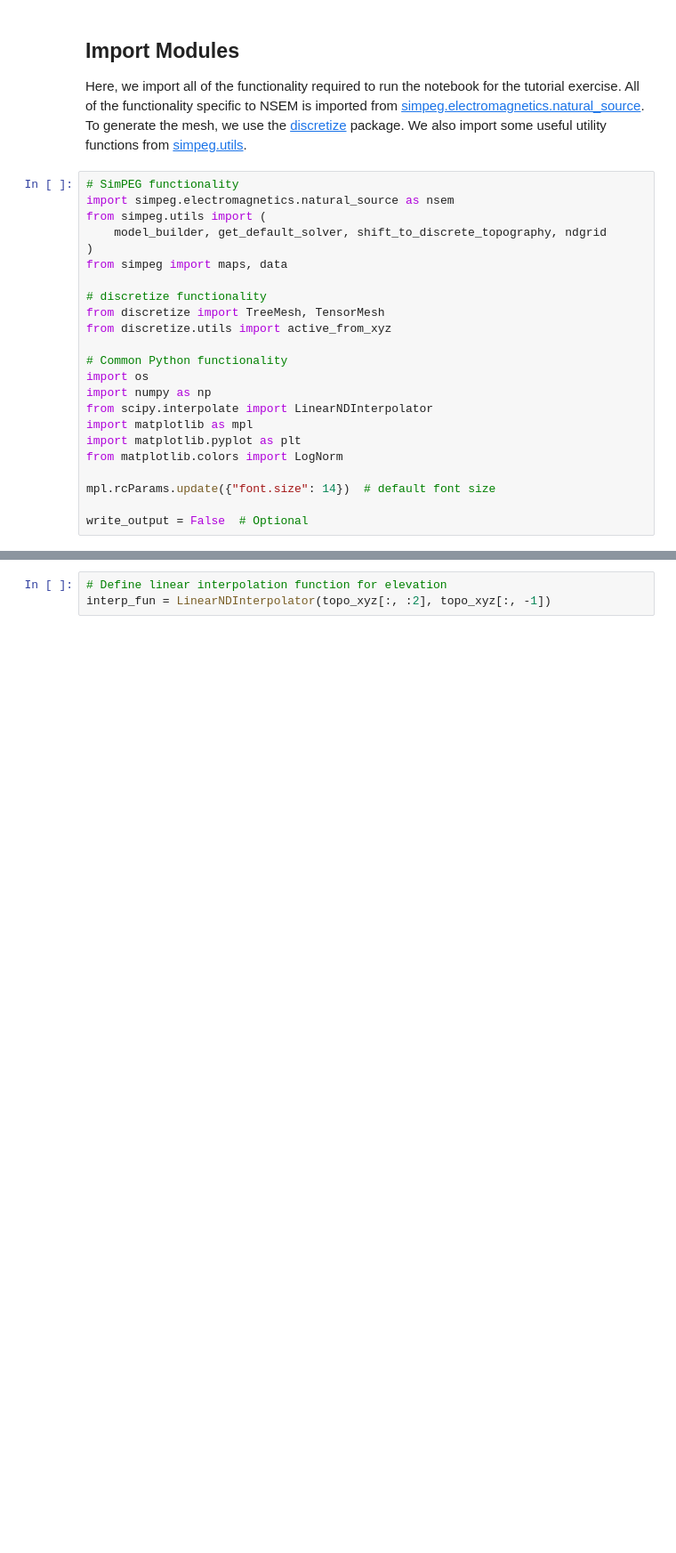
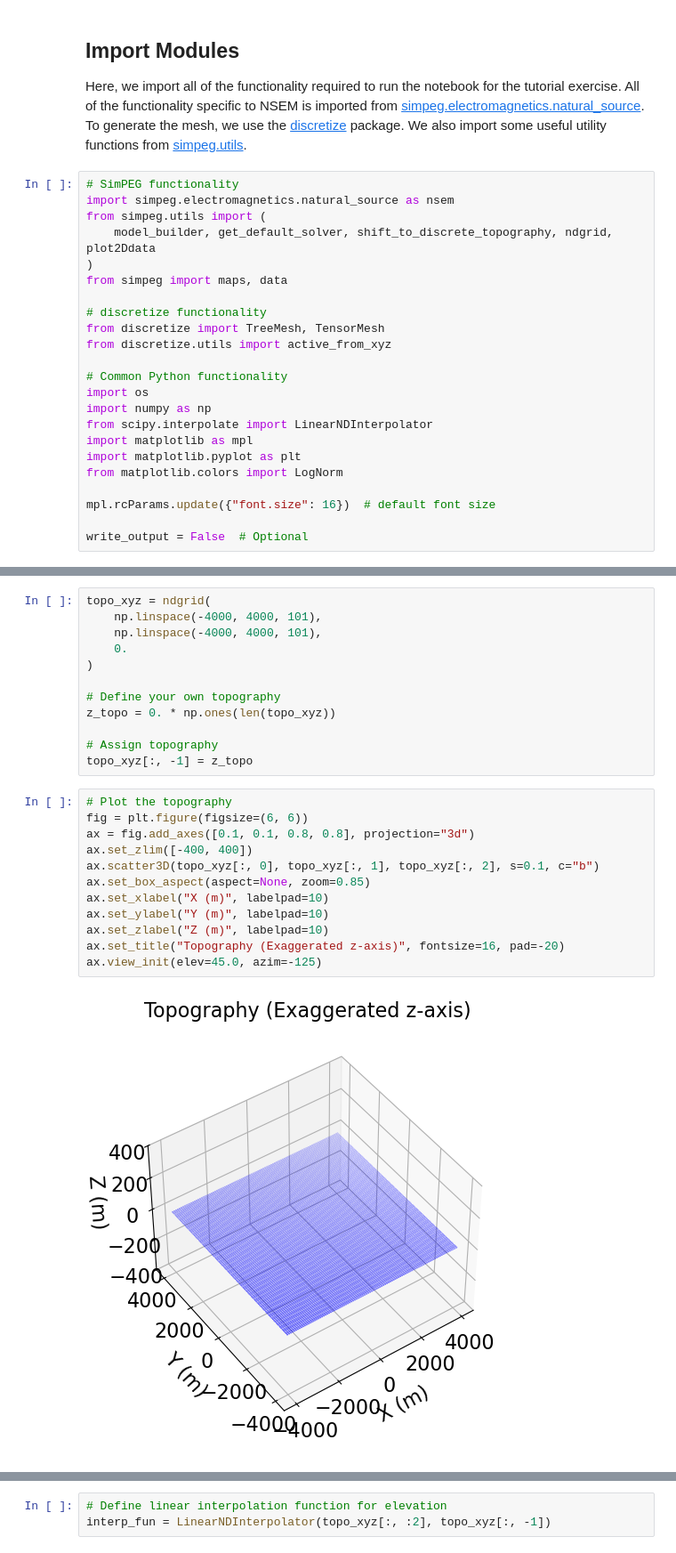
Before and after one commit to simpeg/user-tutorials, a Jupyter notebook: notebooks/09-nsem/fwd_nsem_3d.ipynb, the cells around one changed output, grey strips where cells are left out. Shown at 89% size. Drawn from its saved outputs; the diff is of its cells as text; blank space fills up the shorter version.

```diff
--- a/notebooks/09-nsem/fwd_nsem_3d.ipynb
+++ b/notebooks/09-nsem/fwd_nsem_3d.ipynb
@@ -35,7 +45,7 @@ We also import some useful utility functions from [simpeg.utils](xref:simpeg#sim
 # SimPEG functionality
 import simpeg.electromagnetics.natural_source as nsem
 from simpeg.utils import (
-    model_builder, get_default_solver, shift_to_discrete_topography, ndgrid
+    model_builder, get_default_solver, shift_to_discrete_topography, ndgrid, plot2Ddata
 )
 from simpeg import maps, data
 
@@ -51,6 +61,6 @@ import matplotlib as mpl
 import matplotlib.pyplot as plt
 from matplotlib.colors import LogNorm
 
-mpl.rcParams.update({"font.size": 14})  # default font size
+mpl.rcParams.update({"font.size": 16})  # default font size
 
 write_output = False  # Optional
@@ -88,0 +77,26 @@ topo_xyz[:, -1] = topo_z
+# %%
+topo_xyz = ndgrid(
+    np.linspace(-4000, 4000, 101),
+    np.linspace(-4000, 4000, 101),
+    0.
+)
+
+# Define your own topography
+z_topo = 0. * np.ones(len(topo_xyz))
+
+# Assign topography
+topo_xyz[:, -1] = z_topo
+# %%
+# Plot the topography
+fig = plt.figure(figsize=(6, 6))
+ax = fig.add_axes([0.1, 0.1, 0.8, 0.8], projection="3d")
+ax.set_zlim([-400, 400])
+ax.scatter3D(topo_xyz[:, 0], topo_xyz[:, 1], topo_xyz[:, 2], s=0.1, c="b")
+ax.set_box_aspect(aspect=None, zoom=0.85)
+ax.set_xlabel("X (m)", labelpad=10)
+ax.set_ylabel("Y (m)", labelpad=10)
+ax.set_zlabel("Z (m)", labelpad=10)
+ax.set_title("Topography (Exaggerated z-axis)", fontsize=16, pad=-20)
+ax.view_init(elev=45.0, azim=-125)
+# %% [output]
+[figure, added]
```
Also changed, not shown: parts of 84 cells of this notebook, 7 other files.
